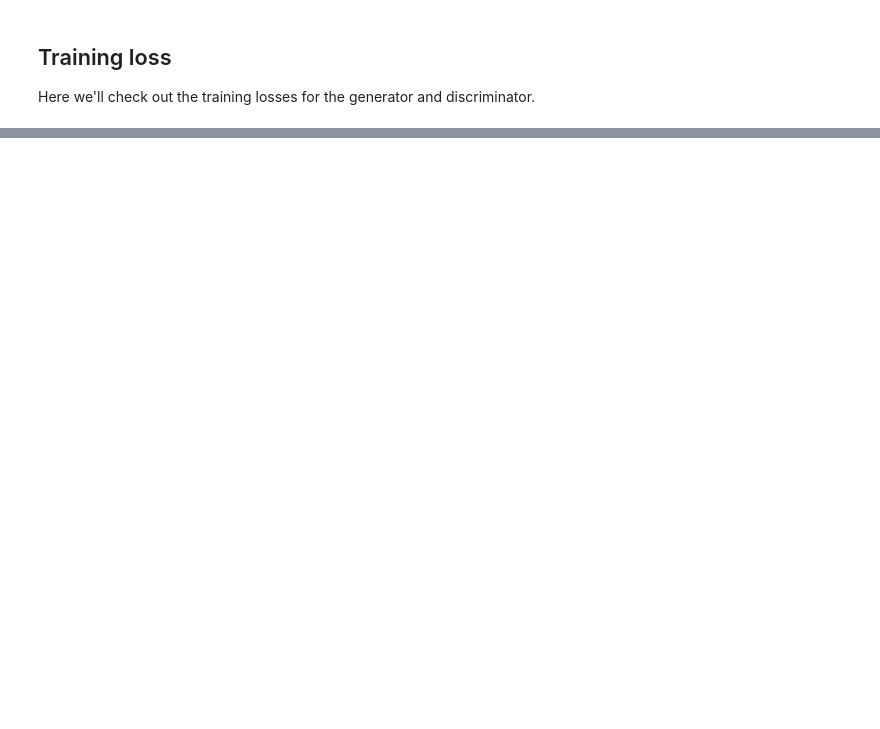
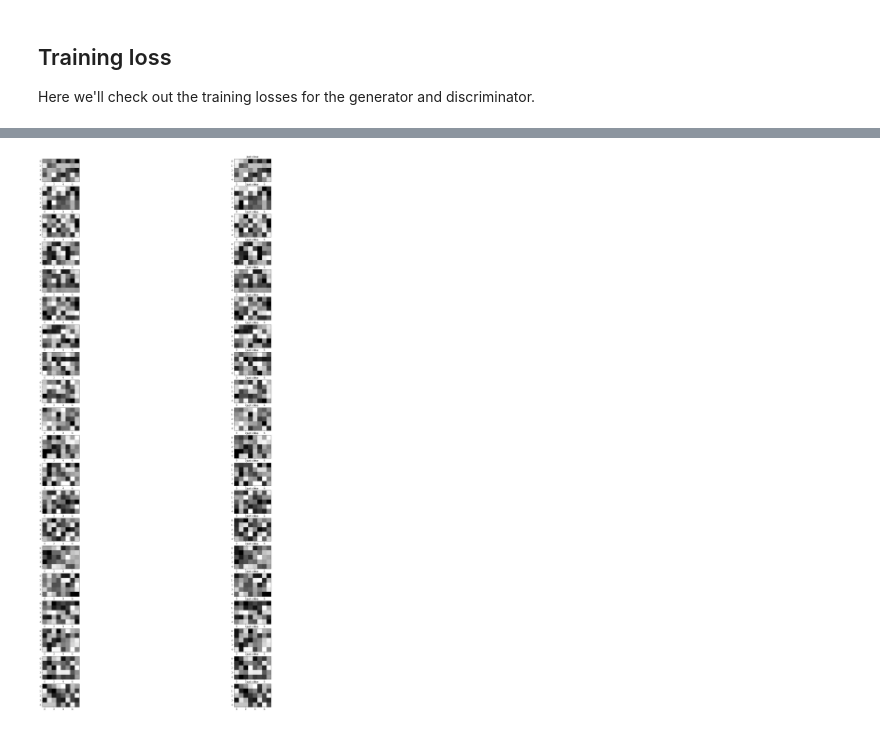
Before and after one commit to tsaiflow/gan-attack-generate, a Jupyter notebook: gan_attack_generate.ipynb, the cells around one changed output, grey strips where cells are left out. Saved outputs shown, nothing was run; the diff lists cells and outputs as text; code cells hidden in the pictures; blank space fills up the shorter version.

```diff
--- a/gan_attack_generate.ipynb
+++ b/gan_attack_generate.ipynb
@@ -191,0 +201,21 @@ plt.legend()
+# %%
+import numpy as np
+import matplotlib.pyplot as plt
+
+fig=plt.figure(figsize=(30, 48))
+columns = 2
+rows = 20
+for i in range(20):
+    original_img = original_flows[-1][i]
+    generated_img = generated_flows[-1][i]
+    ax_original = fig.add_subplot(rows, columns, i * 2 + 1)
+    plt.imshow(original_img.reshape(5,8), cmap='gray')
+    ax_generated = fig.add_subplot(rows, columns, i * 2 + 2)
+    plt.imshow(generated_img.reshape(5,8), cmap='gray')
+    if attack_scores[-1][i] >= 0.5:
+        ax_generated.set_title('Fooled')
+    else:
+        ax_generated.set_title('Just close')
+plt.show()
+# %% [output]
+[figure, added]
```
Also changed, not shown: parts of 6 cells of this notebook, 5 other files.
